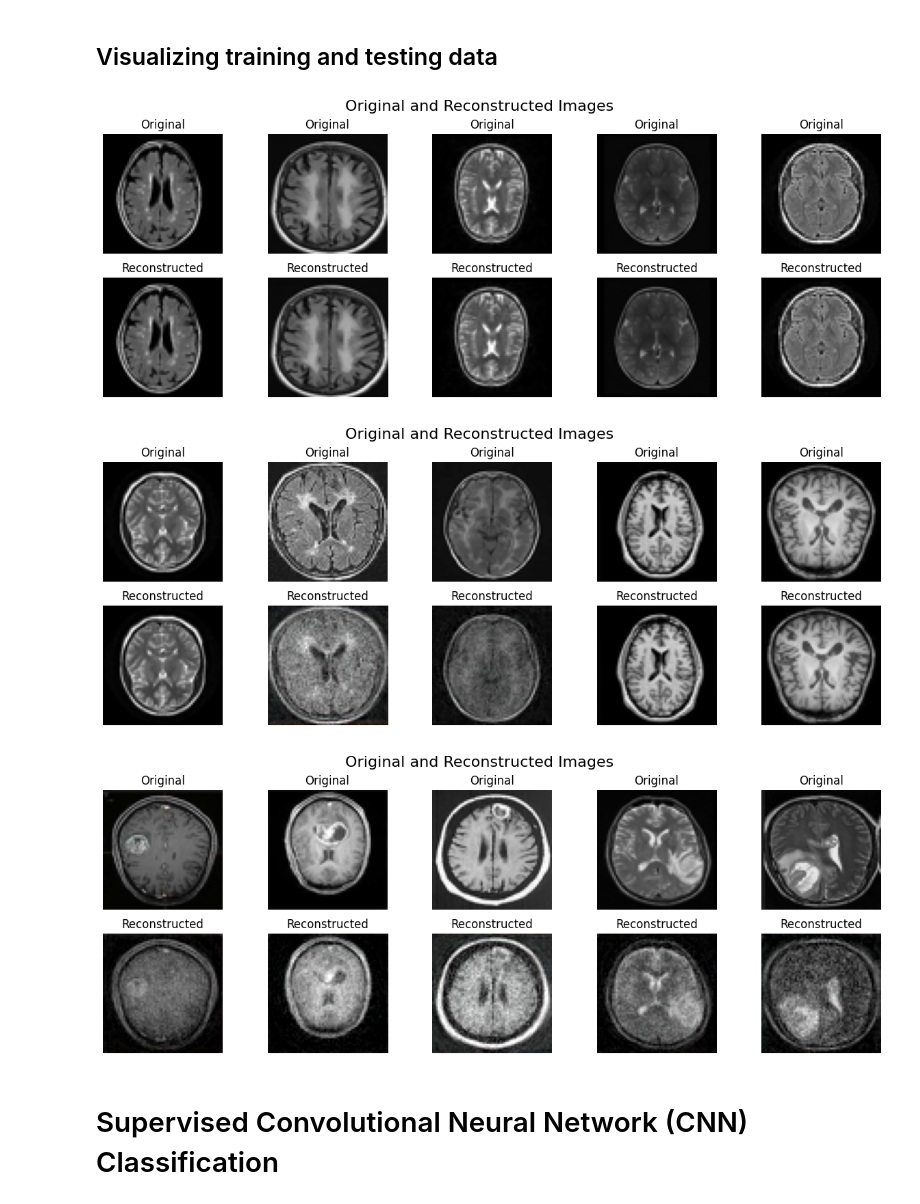
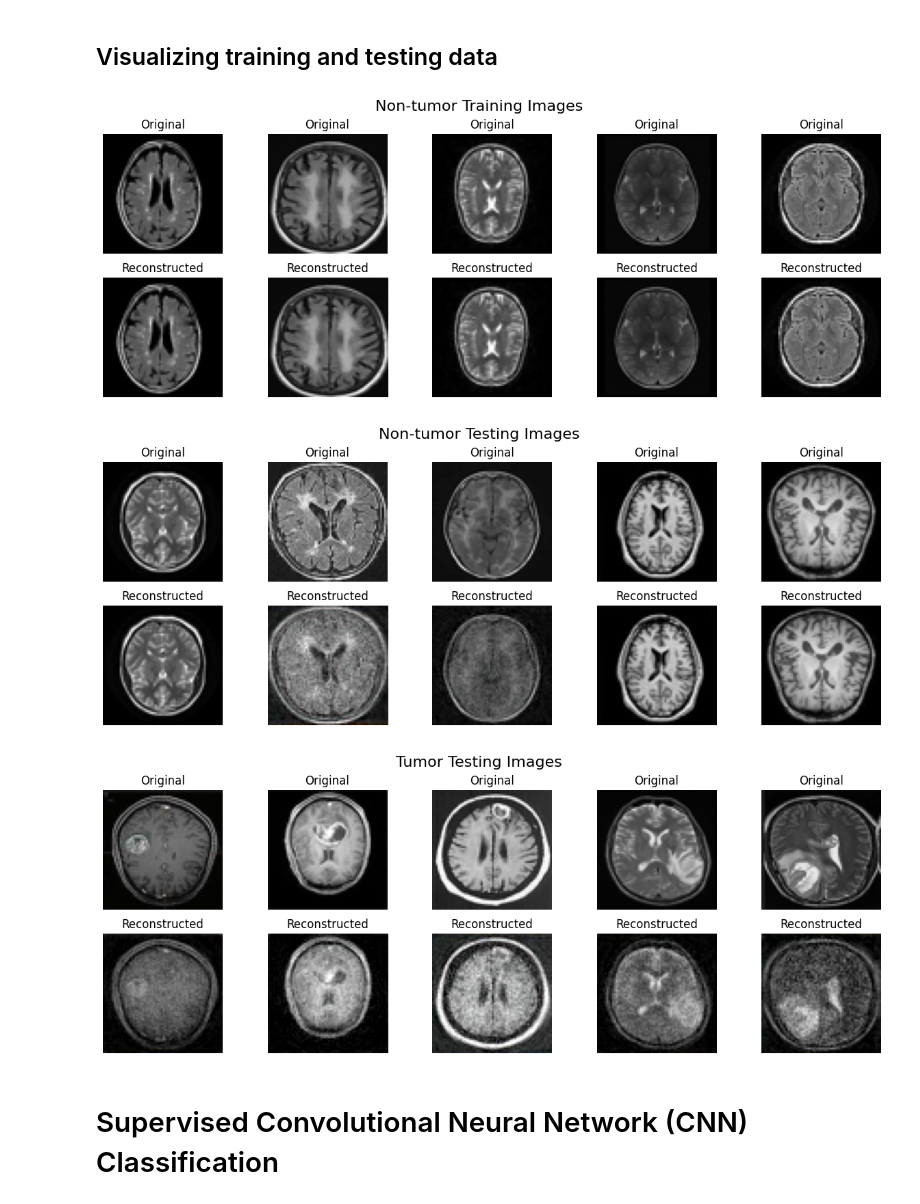
Before and after one commit to 4nanya-K/Brain-MRI-Scan-Tumor-Detection, a Jupyter notebook: Classification.ipynb, the cells around one changed output. Cells and saved outputs as stored; diff of their text form; code cells hidden in the pictures.

Commit message:
fixed images

```diff
--- a/Classification.ipynb
+++ b/Classification.ipynb
@@ -255,11 +257,11 @@ def reconstruct_images(images_normalized):
     return reconstructions
 
 
-def display_original_and_reconstructed(original_images, reconstructed_images, num_images=5):
+def display_original_and_reconstructed(original_images, reconstructed_images, dataset_name, num_images=5):
     image_shape = (64, 64, 3)
     reconstructed_images = np.clip(reconstructed_images, 0, 1)
     fig, axes = plt.subplots(2, num_images, figsize=(15, 5))
-    fig.suptitle("Original and Reconstructed Images", fontsize=16)
+    fig.suptitle(dataset_name + " Images", fontsize=16)
 
     for i in range(num_images):
         if i < len(original_images):
@@ -275,18 +277,18 @@ def visualize_images(X, y, label, num_images=5, dataset_name="Dataset"):
     filtered_images = [X[i] for i in range(len(y)) if y[i] == label][1:]
     images_normalized = preprocess_images_pca(filtered_images)
     reconstructed_images = reconstruct_images(images_normalized)
-    display_original_and_reconstructed(np.array(filtered_images), reconstructed_images, num_images)
+    display_original_and_reconstructed(np.array(filtered_images), reconstructed_images, dataset_name, num_images)
-# %%
-# Non-tumor images from the training set
-visualize_images(X_train, y_train, label=0, num_images=5, dataset_name="Training")
-
-# Non-tumor and tumor images from the testing set
-visualize_images(X_test, y_test, label=0, num_images=5, dataset_name="Testing")
-visualize_images(X_test, y_test, label=1, num_images=5, dataset_name="Testing")
-# %% [output]
-[figure, removed]
-[figure, removed]
-[figure, removed]
+# %%
+# Non-tumor images from the training set
+visualize_images(X_train, y_train, label=0, num_images=5, dataset_name="Non-tumor Training")
+
+# Non-tumor and tumor images from the testing set
+visualize_images(X_test, y_test, label=0, num_images=5, dataset_name="Non-tumor Testing")
+visualize_images(X_test, y_test, label=1, num_images=5, dataset_name="Tumor Testing")
+# %% [output]
+[figure, added]
+[figure, added]
+[figure, added]
 # %% [markdown]
 # Supervised Convolutional Neural Network (CNN) Classification
 # %% [markdown]
```
Also changed, not shown: parts of 3 cells of this notebook.
